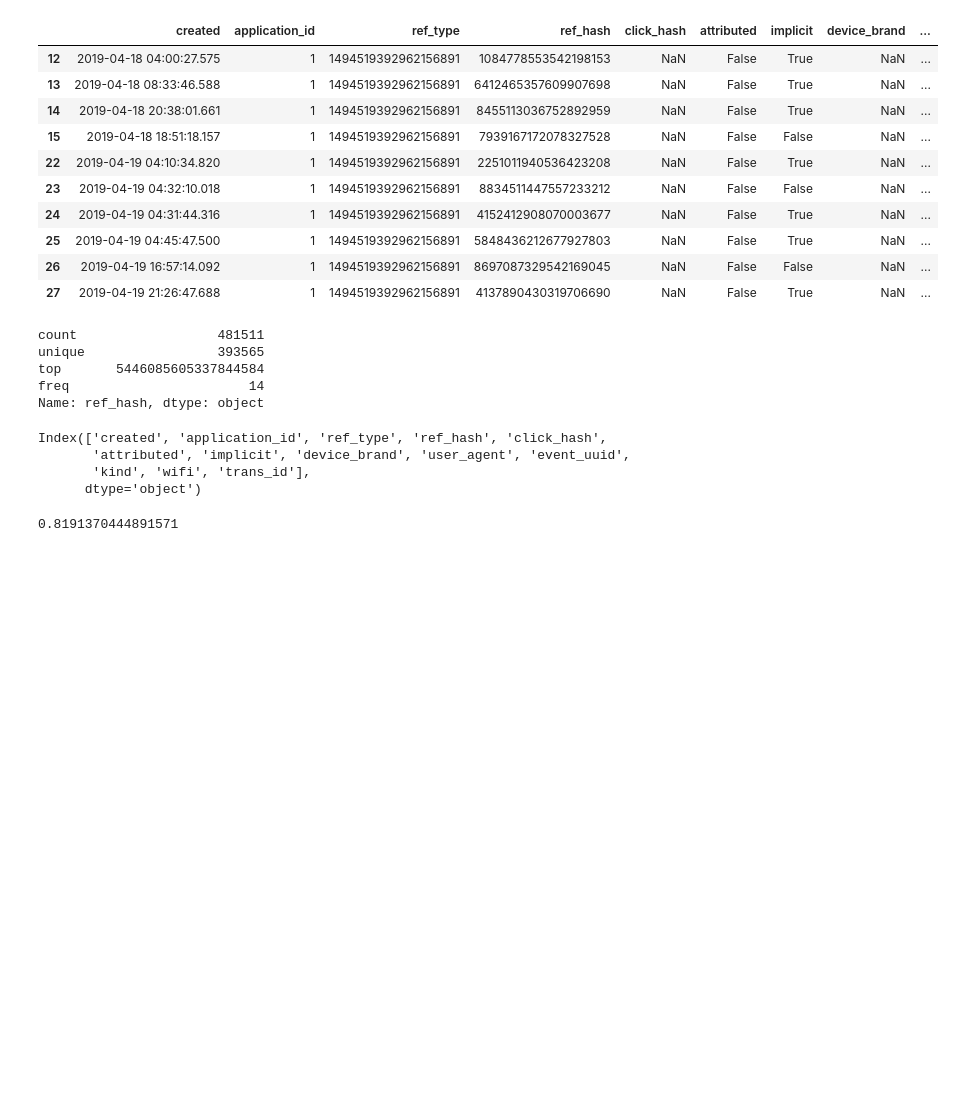
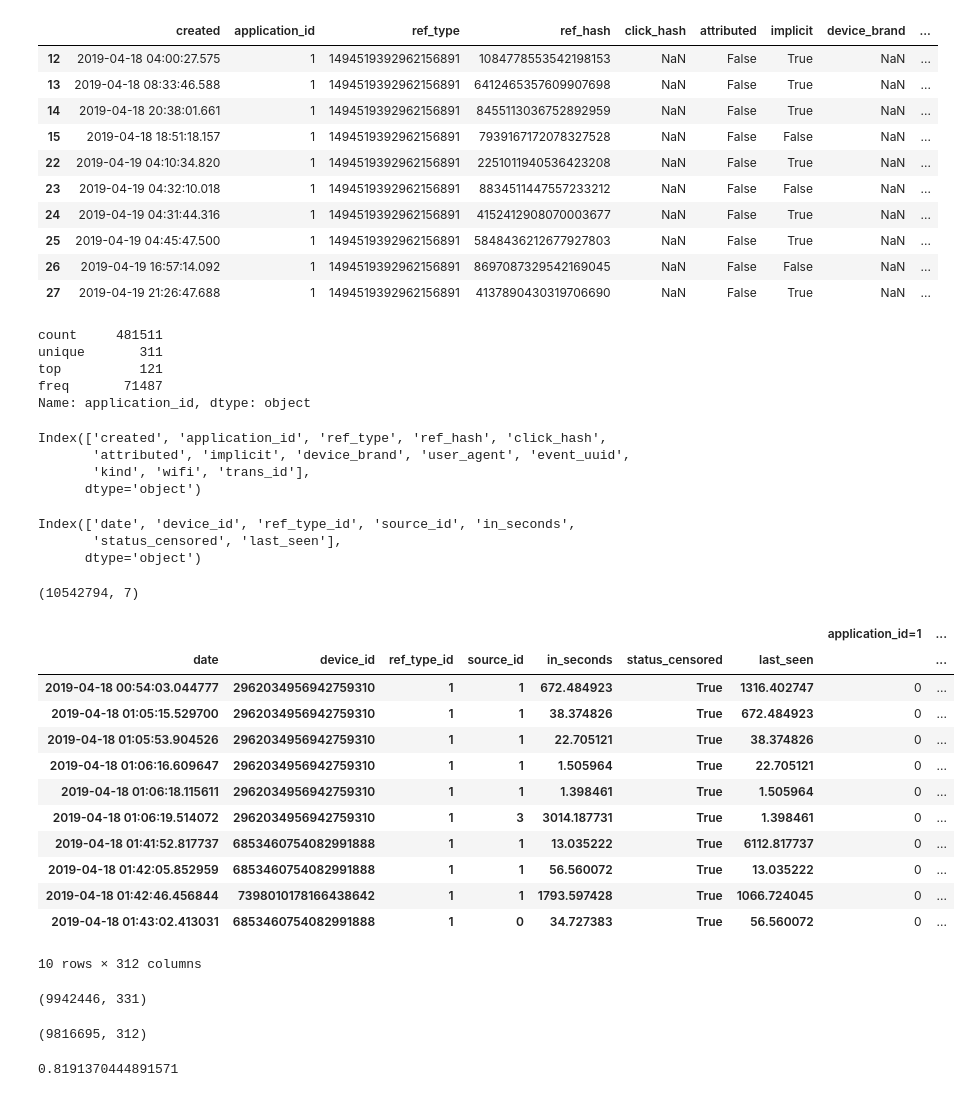
Before and after one commit to sergiolch/TP2-7506-2019-1C, a Jupyter notebook: Analisis.ipynb, the cells around one changed output. Saved outputs shown, nothing was run; the diff lists cells and outputs as text; code cells hidden in the pictures; blank space fills up the shorter version.

Commit message:
application id

```diff
--- a/Analisis.ipynb
+++ b/Analisis.ipynb
@@ -154,13 +163,13 @@ installs_1.head(10)
 | 26 | 2019-04-19 16:57:14.092 | 1 | 1494519392962156891 | 8697087329542169045 | NaN | False | False | NaN | ... |
 | 27 | 2019-04-19 21:26:47.688 | 1 | 1494519392962156891 | 4137890430319706690 | NaN | False | True | NaN | ... |
 # %%
-installs_df['ref_hash'].describe()
+installs_df['application_id'].describe()
 # %% [output]
-count                  481511
-unique                 393565
-top       5446085605337844584
-freq                       14
-Name: ref_hash, dtype: object
+count     481511
+unique       311
+top          121
+freq       71487
+Name: application_id, dtype: object
 # %%
 installs_1.columns
 # %% [output]
@@ -168,6 +177,57 @@ Index(['created', 'application_id', 'ref_type', 'ref_hash', 'click_hash',
        'attributed', 'implicit', 'device_brand', 'user_agent', 'event_uuid',
        'kind', 'wifi', 'trans_id'],
       dtype='object')
+# %%
+# search for features
+auctions_1.columns
+# %% [output]
+Index(['date', 'device_id', 'ref_type_id', 'source_id', 'in_seconds',
+       'status_censored', 'last_seen'],
+      dtype='object')
+# %%
+auct_cols = auctions_1.columns.tolist()
+# %%
+auctions_1.shape
+# %% [output]
+(10542794, 7)
+# %%
+#information about last installs
+data_1 = pd.merge(auctions_1, installs_1, left_on='device_id', right_on='ref_hash', how='left')
+#only previus installs on the window
+data_1 = data_1.loc[(data_1['date']>data_1['created']) | data_1['created'].isnull()]
+# %%
+# application_id feature by id
+app_id_1 = data_1[['application_id']].copy()
+app_id_1 = pd.get_dummies(app_id_1, dummy_na=True, prefix_sep='=')
+data_1.drop(columns=['application_id'], inplace=True)
+data_1 = pd.merge(data_1, app_id_1, left_index=True, right_index=True, how='inner')
+# %%
+group_1 = data_1.groupby(auct_cols).agg({col:'sum' for col in app_id_1.columns.tolist()})
+# %%
+group_1.loc[group_1['application_id=14']>1].head(10)
+# %% [output]
+|  |  |  |  |  |  |  | application_id=1 | ... |
+| date | device_id | ref_type_id | source_id | in_seconds | status_censored | last_seen |  | ... |
+| 2019-04-18 00:54:03.044777 | 2962034956942759310 | 1 | 1 | 672.484923 | True | 1316.402747 | 0 | ... |
+| 2019-04-18 01:05:15.529700 | 2962034956942759310 | 1 | 1 | 38.374826 | True | 672.484923 | 0 | ... |
+| 2019-04-18 01:05:53.904526 | 2962034956942759310 | 1 | 1 | 22.705121 | True | 38.374826 | 0 | ... |
+| 2019-04-18 01:06:16.609647 | 2962034956942759310 | 1 | 1 | 1.505964 | True | 22.705121 | 0 | ... |
+| 2019-04-18 01:06:18.115611 | 2962034956942759310 | 1 | 1 | 1.398461 | True | 1.505964 | 0 | ... |
+| 2019-04-18 01:06:19.514072 | 2962034956942759310 | 1 | 3 | 3014.187731 | True | 1.398461 | 0 | ... |
+| 2019-04-18 01:41:52.817737 | 6853460754082991888 | 1 | 1 | 13.035222 | True | 6112.817737 | 0 | ... |
+| 2019-04-18 01:42:05.852959 | 6853460754082991888 | 1 | 1 | 56.560072 | True | 13.035222 | 0 | ... |
+| 2019-04-18 01:42:46.456844 | 7398010178166438642 | 1 | 1 | 1793.597428 | True | 1066.724045 | 0 | ... |
+| 2019-04-18 01:43:02.413031 | 6853460754082991888 | 1 | 0 | 34.727383 | True | 56.560072 | 0 | ... |
+10 rows × 312 columns
+# %%
+data_1.shape
+# %% [output]
+(9942446, 331)
+# %%
+group_1.shape
+#group_1.head(50)
+# %% [output]
+(9816695, 312)
 # %%
 #data X and y
 data_full_1 = pd.merge(auctions_1, installs_1, left_on='device_id', right_on='ref_hash', how='inner')
```
Also changed, not shown: parts of 6 cells of this notebook.
